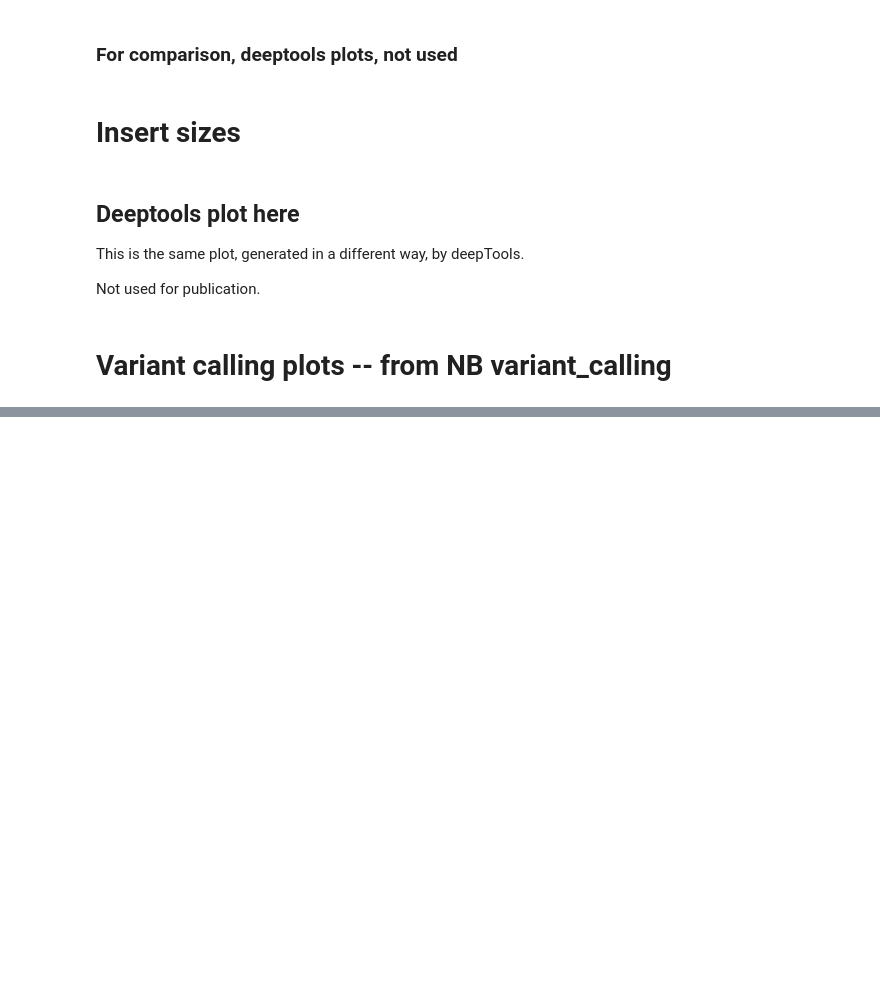
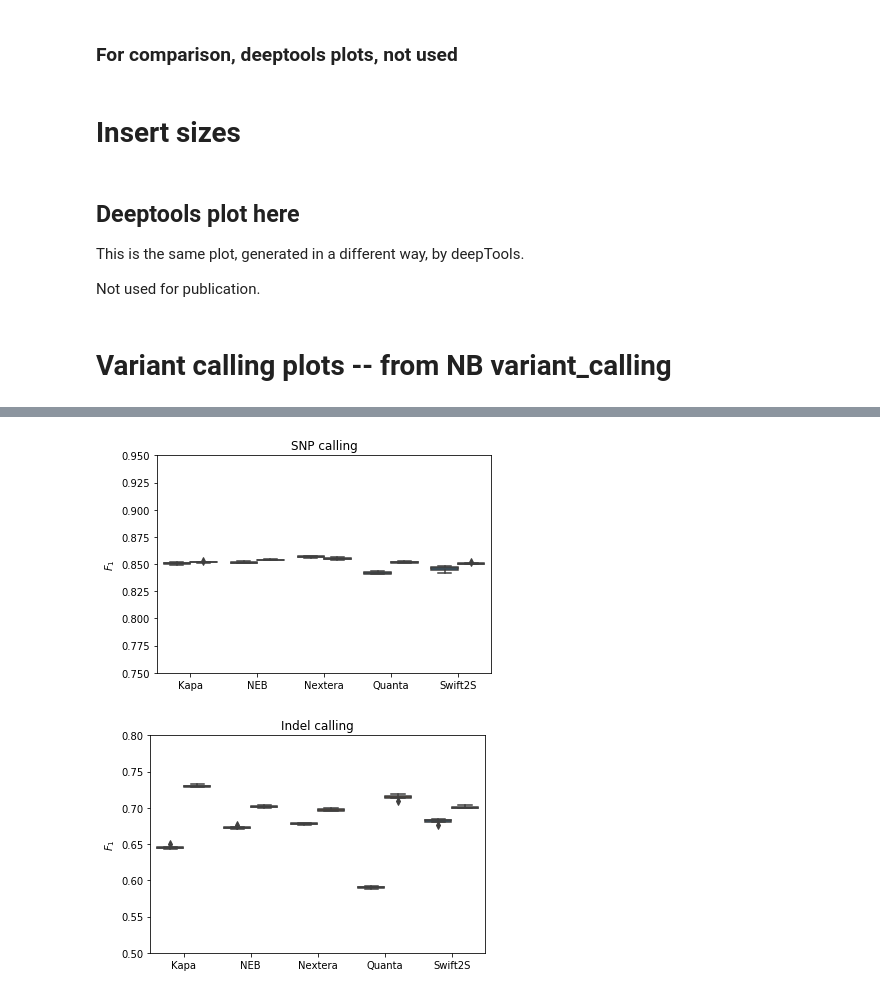
Before and after one commit to fa2k/comparison, a Jupyter notebook: b_Analysis.ipynb, the cells around one changed output, grey strips where cells are left out. Saved outputs shown, nothing was run; the diff lists cells and outputs as text; code cells hidden in the pictures; blank space fills up the shorter version.

Commit message:
Set fixed limits for VC plots, tidy up a bit

```diff
--- a/b_Analysis.ipynb
+++ b/b_Analysis.ipynb
@@ -8,8 +8,14 @@ import re
 import os
 %matplotlib inline
 # %%
-INCLUDE_SWIFT_LONG_LIBS = True
-WORKFLOW_BRANCH = "a"
+INCLUDE_SWIFT_LONG_LIBS = False
+WORKFLOW_BRANCH = "d"
+# %%
+# Corollary
+if not INCLUDE_SWIFT_LONG_LIBS:
+    KIT_CATEGORIES = ['Kapa', 'NEB', 'Nextera', 'Quanta', 'Swift2S']
+else:
+    KIT_CATEGORIES = ['Kapa', 'NEB', 'Nextera', 'Quanta', 'Swift2S', 'Swiftlong']
 # %% [markdown]
 # Analysis plots for alternative workflow branch
 
@@ -107,25 +113,8 @@ df['Replicate'] = df.LIBRARY.str.split("-").str.get(2)
 
 if not INCLUDE_SWIFT_LONG_LIBS:
     df = df.loc[df.Kit != "Swiftlong"]
-    df.Kit = df.Kit.cat.set_categories(['Kapa', 'NEB', 'Nextera', 'Quanta', 'Swift2S'])
-else:
-    df.Kit = df.Kit.cat.set_categories(['Kapa', 'NEB', 'Nextera', 'Quanta', 'Swift2S', 'Swiftlong'])
-    df_100 = df.loc[df.Conc == "100ng"]
+    KIT_CATEGORIES = ['Kapa', 'NEB', 'Nextera', 'Quanta', 'Swift2S']
+df.Kit = df.Kit.cat.set_categories(KIT_CATEGORIES)
 df.head(n=1)
 print("Number of entries: ", len(df))
-
-
-
-def savefig(name, main=True):
-    for fmt in ['pdf', 'png']:
-        if main:
-            if INCLUDE_SWIFT_LONG_LIBS:
-                plt.savefig(f'plots-main-withLong/{WORKFLOW_BRANCH}_{name}.{fmt}')
-            else:
-                plt.savefig(f'plots-main/{WORKFLOW_BRANCH}_{name}.{fmt}')
-        else:
-            if INCLUDE_SWIFT_LONG_LIBS:
-                plt.savefig(f'plots-suppl-withLong/{WORKFLOW_BRANCH}_{name}.{fmt}')
-            else:
-                plt.savefig(f'plots-suppl/{WORKFLOW_BRANCH}_{name}.{fmt}')
 # %% [output]
@@ -321,7 +308,8 @@ for file in files:
     data['Replicate'] = rep
     dataframes.append(data)
 data = pd.concat(dataframes).reset_index(drop=True)
-data['Kit'] = pd.Categorical(data.Kit, categories=df.Kit.cat.categories)
+#data['Kit'] = pd.Categorical(data.Kit, categories=df.Kit.cat.categories)
+data['Kit'] = pd.Categorical(data.Kit, categories=KIT_CATEGORIES)
 data['Conc'] = pd.Categorical(data.Conc, categories=['10ng', '100ng'])
 data['F1_score'] = 2*(data['METRIC.Recall'] * data['METRIC.Precision']) / (data['METRIC.Recall'] + data['METRIC.Precision'])
 # %%
@@ -340,19 +347,28 @@ summary
 # %%
 def get_replicates(l):
     return l.groupby("Replicate", as_index=False).apply(get_min_qq_row_for_replicate)
 
 box_data = data[data.QQ > -5].groupby(["Type", "Kit", "Conc"], as_index=False).apply(get_replicates)
 
 plt.figure()
-sns.boxplot(data=box_data[box_data.Type == "SNP"], x="Kit", y="F1_score", hue="Conc")
+a = sns.boxplot(data=box_data[box_data.Type == "SNP"], x="Kit", y="F1_score", hue="Conc")
+a.get_legend().remove()
 plt.xlabel("")
 plt.ylabel("$F_1$")
+plt.ylim(0.75, 0.95)
+plt.title("SNP calling")
 savefig("vc_snp_qthresh_mean_f1")
 plt.figure()
-sns.boxplot(data=box_data[box_data.Type == "INDEL"], x="Kit", y="F1_score", hue="Conc")
+a = sns.boxplot(data=box_data[box_data.Type == "INDEL"], x="Kit", y="F1_score", hue="Conc")
+a.get_legend().remove()
 plt.xlabel("")
 plt.ylabel("$F_1$")
+plt.ylim(0.50, 0.80)
+plt.title("Indel calling")
 savefig("vc_indel_qthresh_mean_f1")
+# %% [output]
+[figure, added]
+[figure, added]
 # %%
 # Primary code in development, and series definition
 newrecall = pd.Index(np.linspace(0, 1, num=201))
```
Also changed, not shown: parts of 15 cells of this notebook.
